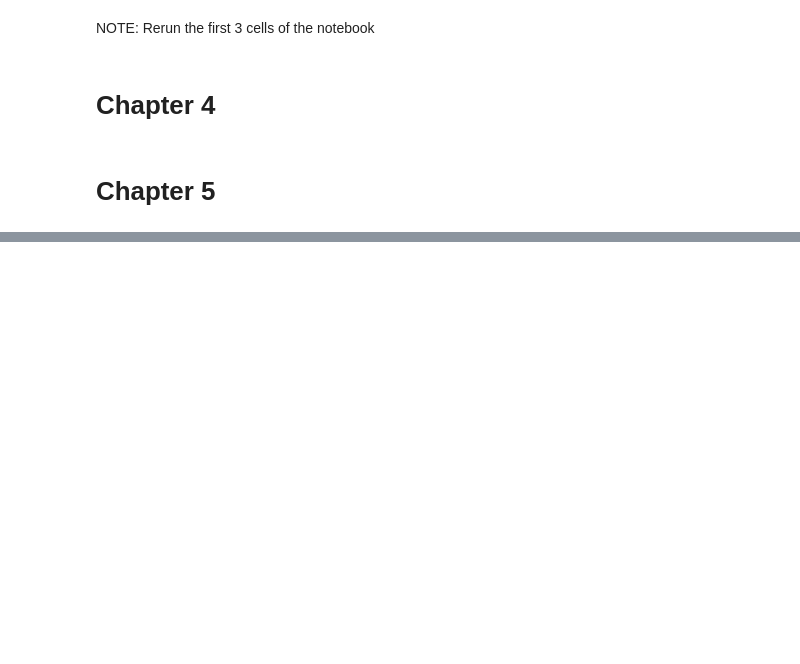
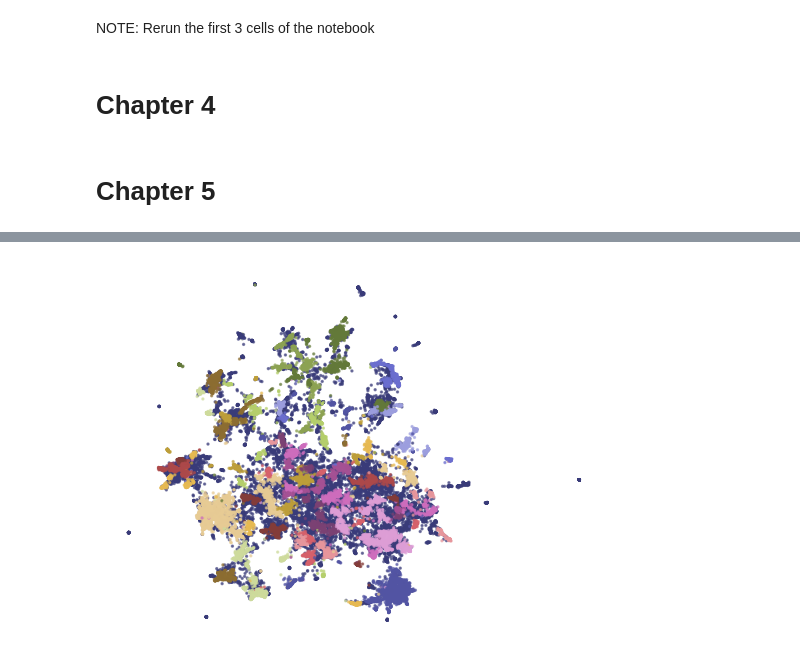
Before and after one commit to KinzaaSheikh/lm_research_notes, a Jupyter notebook: Hands_On_LLM_Code.ipynb, the cells around one changed output, grey strips where cells are left out. Drawn from its saved outputs; the diff is of its cells as text; code cells hidden in the pictures; blank space fills up the shorter version.

```diff
--- a/Hands_On_LLM_Code.ipynb
+++ b/Hands_On_LLM_Code.ipynb
@@ -332,0 +353,6 @@ evaluate_performance(data["test"]["label"], y_pred)
+# %%
+from sentence_transformers import SentenceTransformer
+
+# Create an embedding for each abstract
+embedding_model = SentenceTransformer("thenlper/gte-small")
+embeddings = embedding_model.encode(abstracts, show_progress_bar=True)
@@ -332,0 +383,14 @@ evaluate_performance(data["test"]["label"], y_pred)
+# %%
+from hdbscan import HDBSCAN
+
+# Fit the model and extract the clusters
+hdbscan_model = HDBSCAN(
+    min_cluster_size = 50,
+    metric = "euclidean",
+    cluster_selection_method = "eom"
+).fit(reduced_embeddings)
+
+clusters = hdbscan_model.labels_
+
+# Check how many clusters were generated
+len(set(clusters))
@@ -332,0 +447,26 @@ evaluate_performance(data["test"]["label"], y_pred)
+# %%
+import matplotlib.pyplot as plt
+
+# plot outliers and non-outliers separately
+plt.scatter(
+    outliers.x,
+    outliers.y,
+    c = outliers.cluster.astype(int),
+    alpha = 0.6,
+    s = 2,
+    cmap = 'tab20b'
+)
+
+plt.scatter(
+    to_plot.x,
+    to_plot.y,
+    c = to_plot.cluster.astype(int),
+    alpha = 0.6,
+    s = 2,
+    cmap = 'tab20b'
+)
+
+plt.axis("off")
+plt.show()
+# %% [output]
+[figure, added]
```
Also changed, not shown: parts of 12 cells of this notebook.
